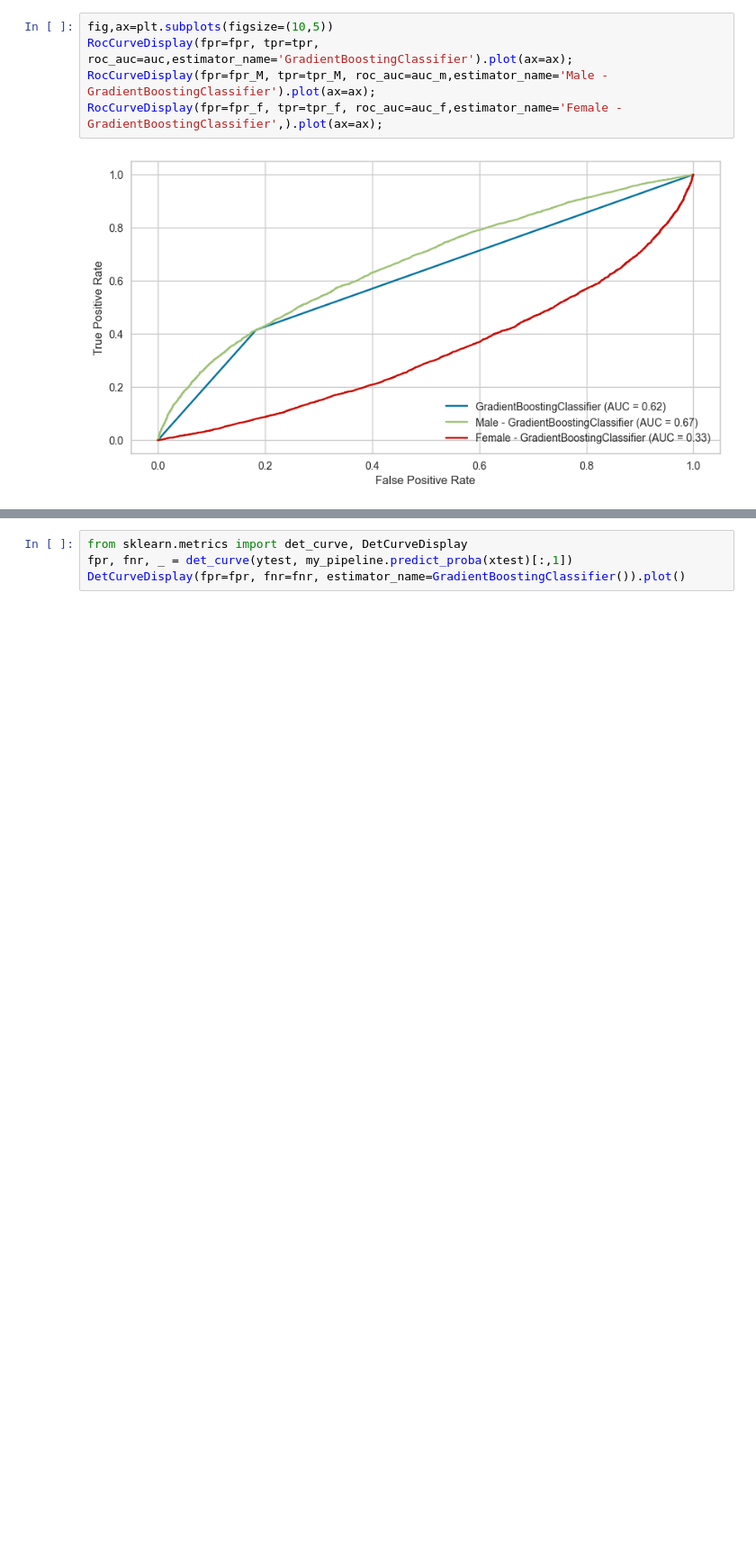
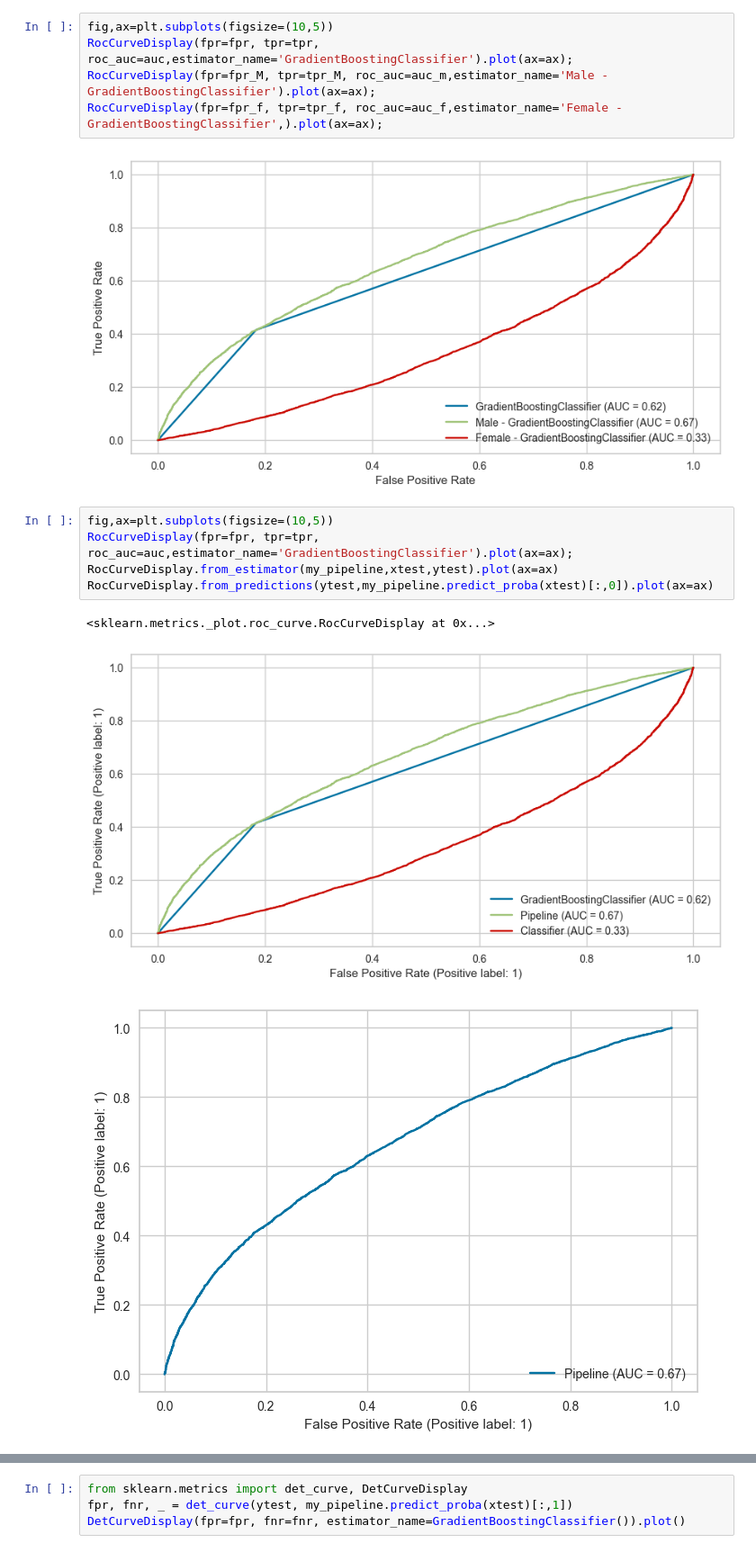
Before and after one commit to omars1234/Siteck, a Jupyter notebook: Pyhton_Projects/Motor_Insurance_Analysis/Note_Books/8_DataModelling_GenderFeature.ipynb, the cells around one changed output, grey strips where cells are left out. Shown at 90% size. Drawn from its saved outputs; the diff is of its cells as text; blank space fills up the shorter version.

```diff
--- a/Pyhton_Projects/Motor_Insurance_Analysis/Note_Books/8_DataModelling_GenderFeature.ipynb
+++ b/Pyhton_Projects/Motor_Insurance_Analysis/Note_Books/8_DataModelling_GenderFeature.ipynb
@@ -315,3 +322,12 @@ RocCurveDisplay(fpr=fpr_M, tpr=tpr_M, roc_auc=auc_m,estimator_name='Male - Gradi
 RocCurveDisplay(fpr=fpr_f, tpr=tpr_f, roc_auc=auc_f,estimator_name='Female - GradientBoostingClassifier',).plot(ax=ax);
 # %% [output]
 [figure]
+# %%
+fig,ax=plt.subplots(figsize=(10,5))
+RocCurveDisplay(fpr=fpr, tpr=tpr, roc_auc=auc,estimator_name='GradientBoostingClassifier').plot(ax=ax);
+RocCurveDisplay.from_estimator(my_pipeline,xtest,ytest).plot(ax=ax)
+RocCurveDisplay.from_predictions(ytest,my_pipeline.predict_proba(xtest)[:,0]).plot(ax=ax)
+# %% [output]
+<sklearn.metrics._plot.roc_curve.RocCurveDisplay at 0x...>
+[figure, added]
+[figure, added]
```
Also changed, not shown: parts of 10 cells of this notebook.
